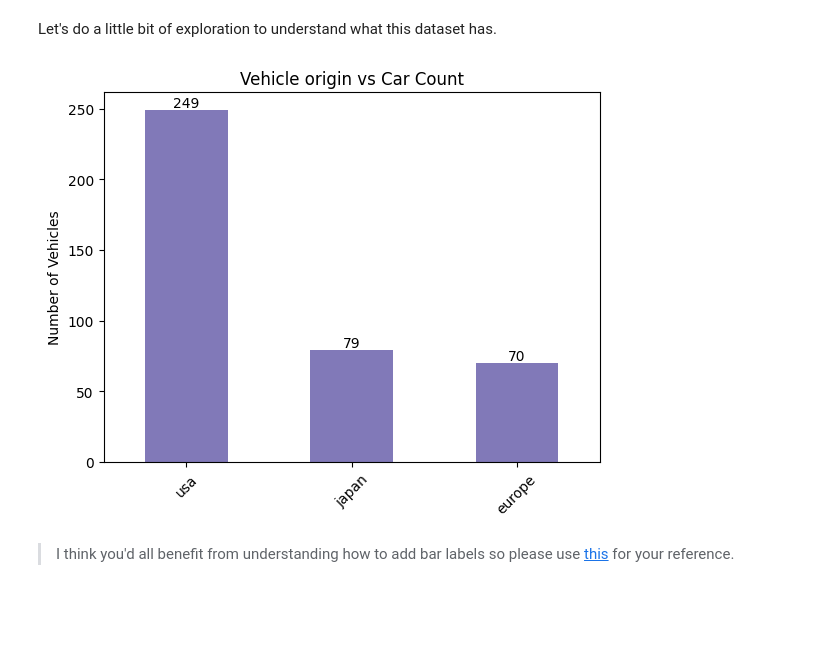
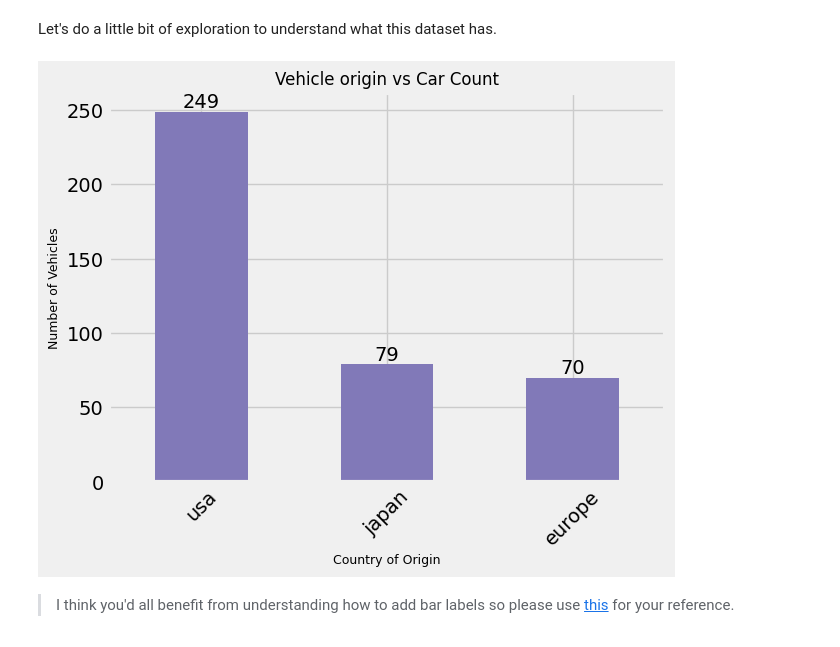
Before and after one commit to pnjoki/PCA-and-Clustering-with-Python, a Jupyter notebook: core.ipynb, the cells around one changed output. Saved outputs shown, nothing was run; the diff lists cells and outputs as text; code cells hidden in the pictures; blank space fills up the shorter version.

```diff
--- a/core.ipynb
+++ b/core.ipynb
@@ -12,7 +26,7 @@ from matplotlib import pyplot as plt
 from sklearn.decomposition import PCA
 import seaborn as sns
 from seaborn import load_dataset
-# plt.style.use('fivethirtyeight')
+plt.style.use('fivethirtyeight')
 
 from sklearn.preprocessing import StandardScaler
 from scipy.cluster.hierarchy import linkage, dendrogram
@@ -82,15 +99,17 @@ memory usage: 28.1+ KB
 Let's do a little bit of exploration to understand what this dataset has.
 # %%
 # How many regions does the dataset encompass?
-dataLabels, countries = mpg['origin'].value_counts().values, mpg['origin'].value_counts().index
+# Visualize this
+countries = mpg['origin'].value_counts().index
 
 ax = mpg['origin'].value_counts().plot(kind='bar', color='#8179B8')
-ax.set_title('Vehicle origin vs Car Count')
-ax.set_ylabel('Number of Vehicles')
+ax.set_title('Vehicle origin vs Car Count', fontsize=12)
+ax.set_ylabel('Number of Vehicles', fontsize=9)
+ax.set_xlabel('Country of Origin', fontsize=9)
 ax.set_xticklabels(labels=countries, rotation=45)
 ax.bar_label(ax.containers[0]);
 # %% [output]
-[figure, old version]
+[figure, new version]
 # %% [markdown]
 > I think you'd all benefit from understanding how to add bar labels so please use [this](https://stackoverflow.com/questions/28931224/how-to-add-value-labels-on-a-bar-chart#:~:text=As%20of%20matplotlib,in%20the%20list) for your reference.
 # %%
```
Also changed, not shown: parts of 23 cells of this notebook, 3 other files.
